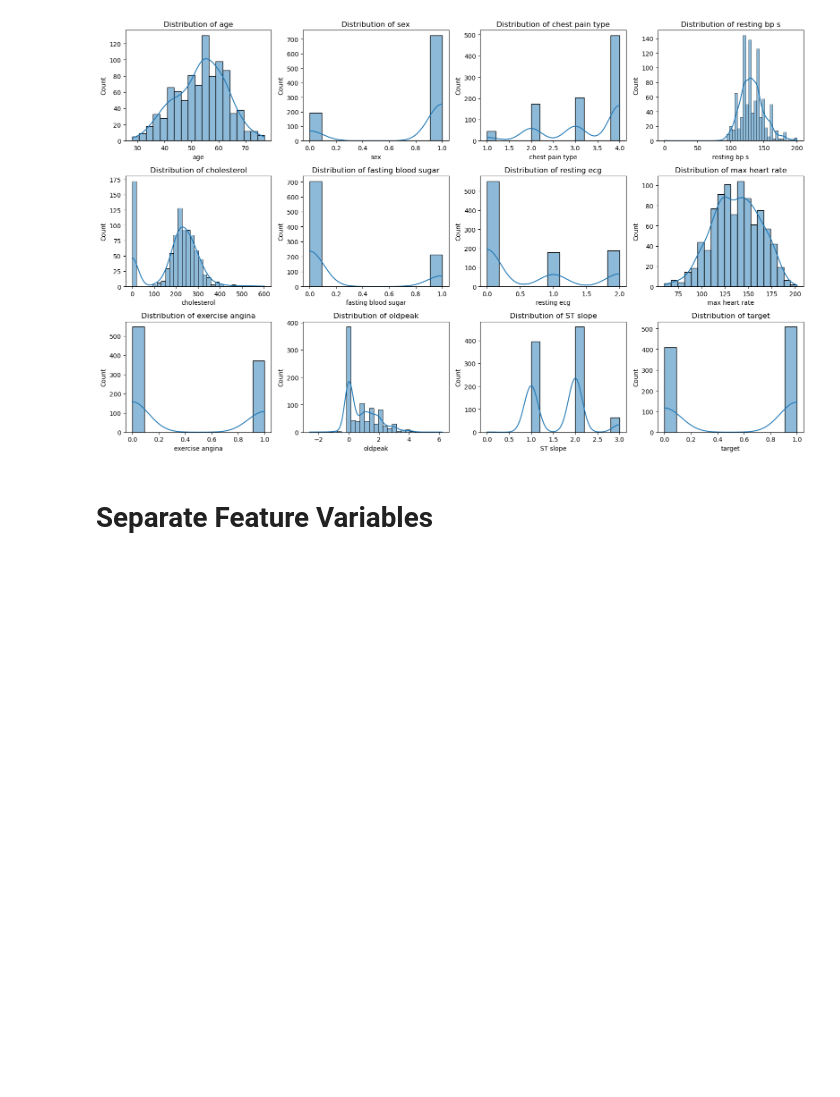
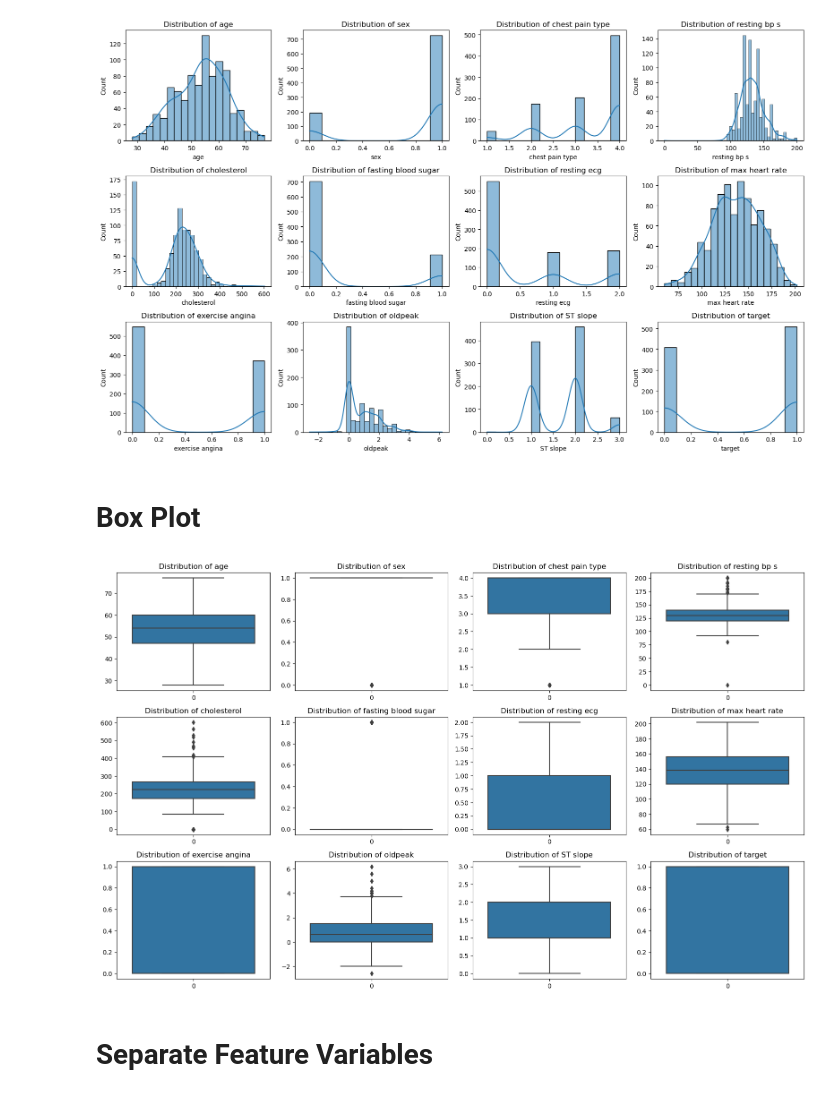
Before and after one commit to MaukanMir/Heart-Disease-Classification-Part-4, a Jupyter notebook: training.ipynb, the cells around one changed output. Cells and saved outputs as stored; diff of their text form; code cells hidden in the pictures; blank space fills up the shorter version.

```diff
--- a/training.ipynb
+++ b/training.ipynb
@@ -445,6 +445,21 @@ for idx, col in enumerate(df.columns):
   plt.plot()
 # %% [output]
 [figure]
+# %% [markdown]
+# Box Plot
+# %%
+plt.figure(figsize=(16,16))
+col_length = df.shape[1]
+rows = (4+ col_length) //3
+
+for idx, col in enumerate(df.columns):
+  plt.subplot(rows, 4, idx+1)
+  sns.boxplot(df[col])
+  plt.title(f"Distribution of {col}")
+  plt.tight_layout()
+  plt.plot()
+# %% [output]
+[figure, added]
 # %% [markdown]
 # Separate Feature Variables
 # %%
```
